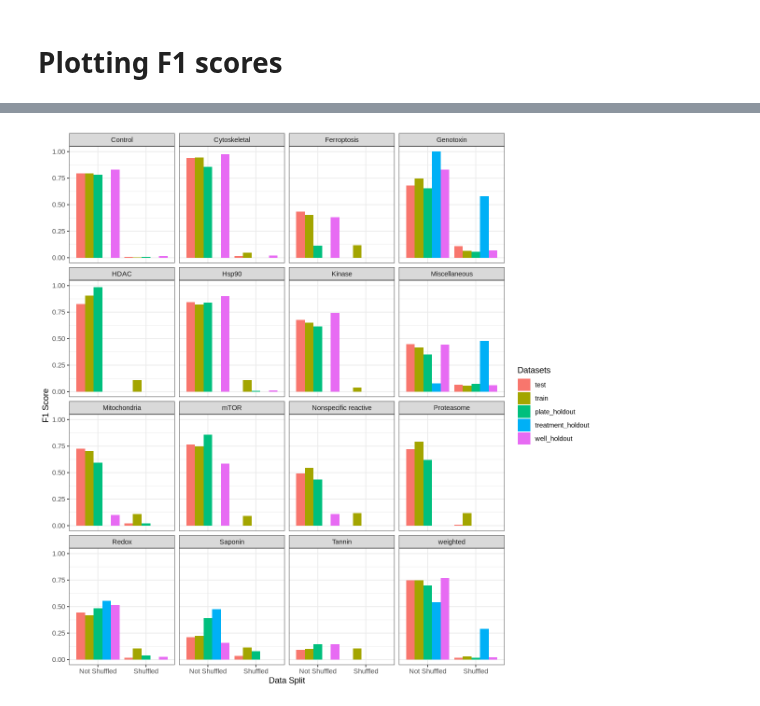
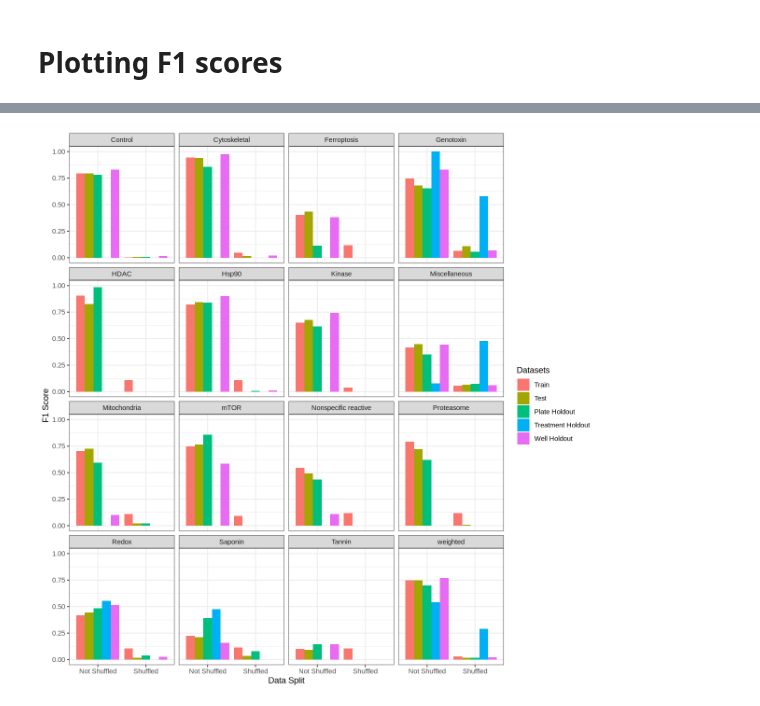
Before and after one commit to WayScience/Cytotoxic-Nuisance-Metadata-Analysis, a Jupyter notebook: notebooks/4.visualization/f1_score_plot/f1_score_plot.ipynb, the cells around one changed output, grey strips where cells are left out. Saved outputs shown, nothing was run; the diff lists cells and outputs as text; code cells hidden in the pictures.

Commit message:
fixed f1 plot

```diff
--- a/notebooks/4.visualization/f1_score_plot/f1_score_plot.ipynb
+++ b/notebooks/4.visualization/f1_score_plot/f1_score_plot.ipynb
@@ -28,21 +28,21 @@ A data.frame: 6 × 4
 # %%
 # image size
 img_height <- 10
 img_width <- 10
 
 options(repr.plot.width = img_width, repr.plot.height = img_height)
 # creating a bar plot with a facet grid dictated weather the model has been shuffled or not
 # along the y, facet grid was generated based on the dataset type
-legend_order <- c("test", "train", "plate_holdout", "treatment_holdout", "well_holdout")
+legend_order <- c("Train", "Test", "Plate Holdout", "Treatment Holdout", "Well Holdout")
 
 f1_plot <- ggplot(f1_df, aes(x = shuffled, y = f1_score, fill = factor(dataset_type, levels = legend_order))) +
     geom_bar(stat = "identity", position = "dodge") +
     theme_bw() +
     ylim(0, 1) +
     facet_wrap(~injury_type) +
     labs(y = "F1 Score", x = "Data Split", fill = "Datasets")
 
 ggsave(filename = "f1_score_barplots.png", height = img_height, width = img_width, dpi=600)
 f1_plot
 # %% [output]
-[figure, old version]
+[figure, new version]
```
Also changed, not shown: parts of 2 cells of this notebook, 5 other files.
